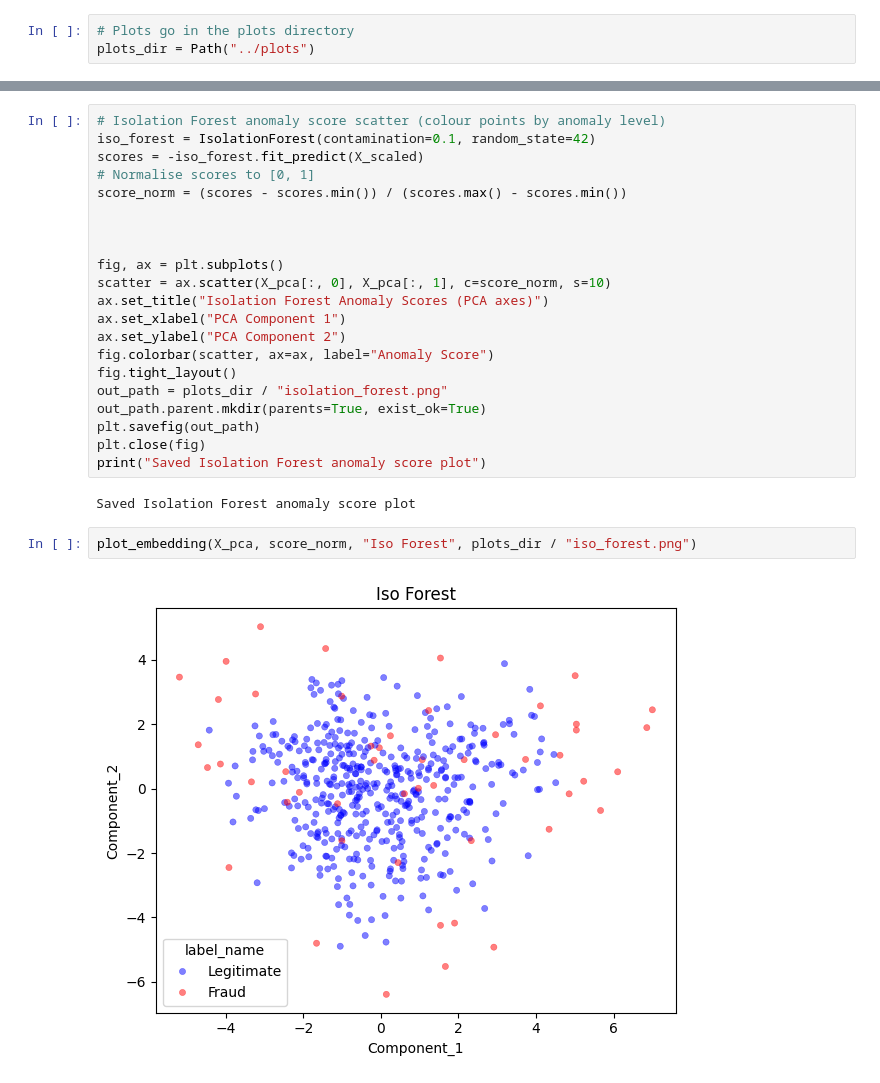
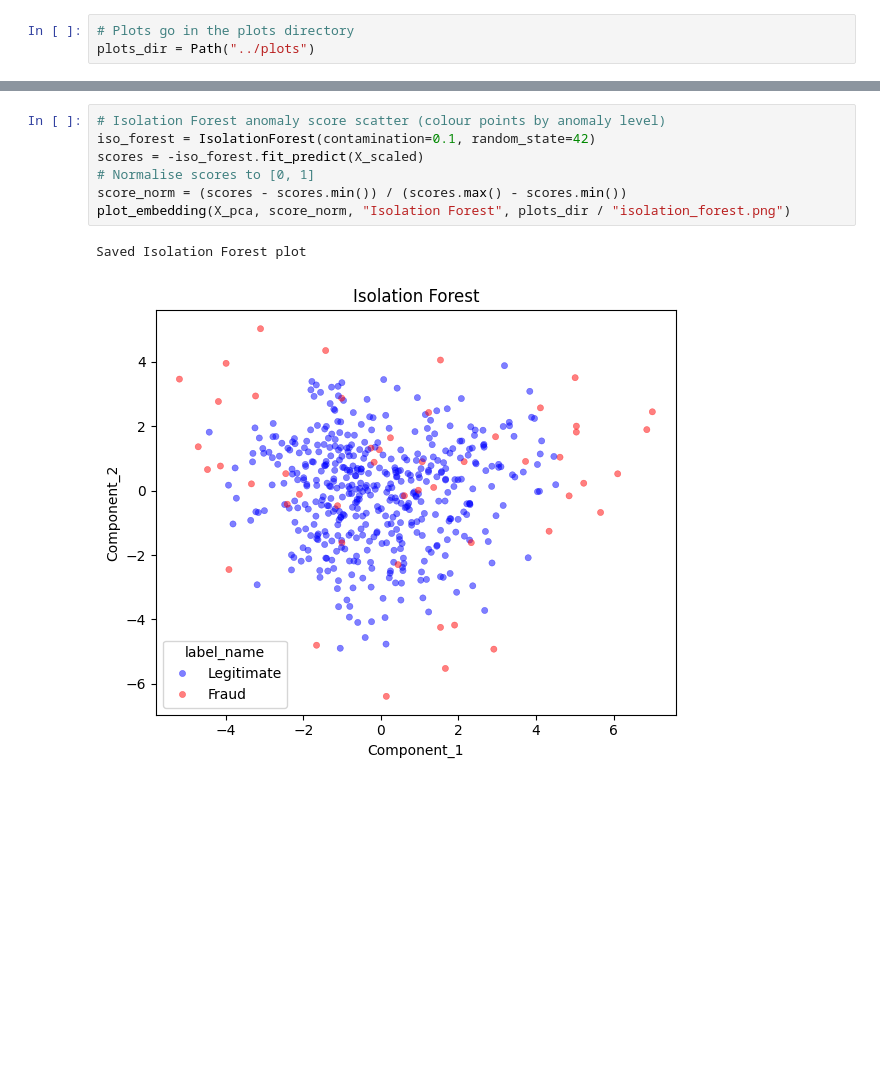
Before and after one commit to nateeatsrice/fraud-detection, a Jupyter notebook: notebooks/unsupervised.ipynb, the cells around one changed output, grey strips where cells are left out. Drawn from its saved outputs; the diff is of its cells as text; blank space fills up the shorter version.

Commit message:
Fixed bug in plotting function and reran the dimensionality reduction techniques.

```diff
--- a/notebooks/unsupervised.ipynb
+++ b/notebooks/unsupervised.ipynb
@@ -129,27 +130,10 @@ Saved t-SNE plot
 # %%
 # Isolation Forest anomaly score scatter (colour points by anomaly level)
 iso_forest = IsolationForest(contamination=0.1, random_state=42)
 scores = -iso_forest.fit_predict(X_scaled)
 # Normalise scores to [0, 1]
 score_norm = (scores - scores.min()) / (scores.max() - scores.min())
-
-
-
-fig, ax = plt.subplots()
-scatter = ax.scatter(X_pca[:, 0], X_pca[:, 1], c=score_norm, s=10)
-ax.set_title("Isolation Forest Anomaly Scores (PCA axes)")
-ax.set_xlabel("PCA Component 1")
-ax.set_ylabel("PCA Component 2")
-fig.colorbar(scatter, ax=ax, label="Anomaly Score")
-fig.tight_layout()
-out_path = plots_dir / "isolation_forest.png"
-out_path.parent.mkdir(parents=True, exist_ok=True)
-plt.savefig(out_path)
-plt.close(fig)
-print("Saved Isolation Forest anomaly score plot")
+plot_embedding(X_pca, score_norm, "Isolation Forest", plots_dir / "isolation_forest.png")
 # %% [output]
-Saved Isolation Forest anomaly score plot
+Saved Isolation Forest plot
+[figure, added]
-# %%
-plot_embedding(X_pca, score_norm, "Iso Forest", plots_dir / "iso_forest.png")
-# %% [output]
-[figure, removed]
```
Also changed, not shown: parts of 7 cells of this notebook, 6 other files.
